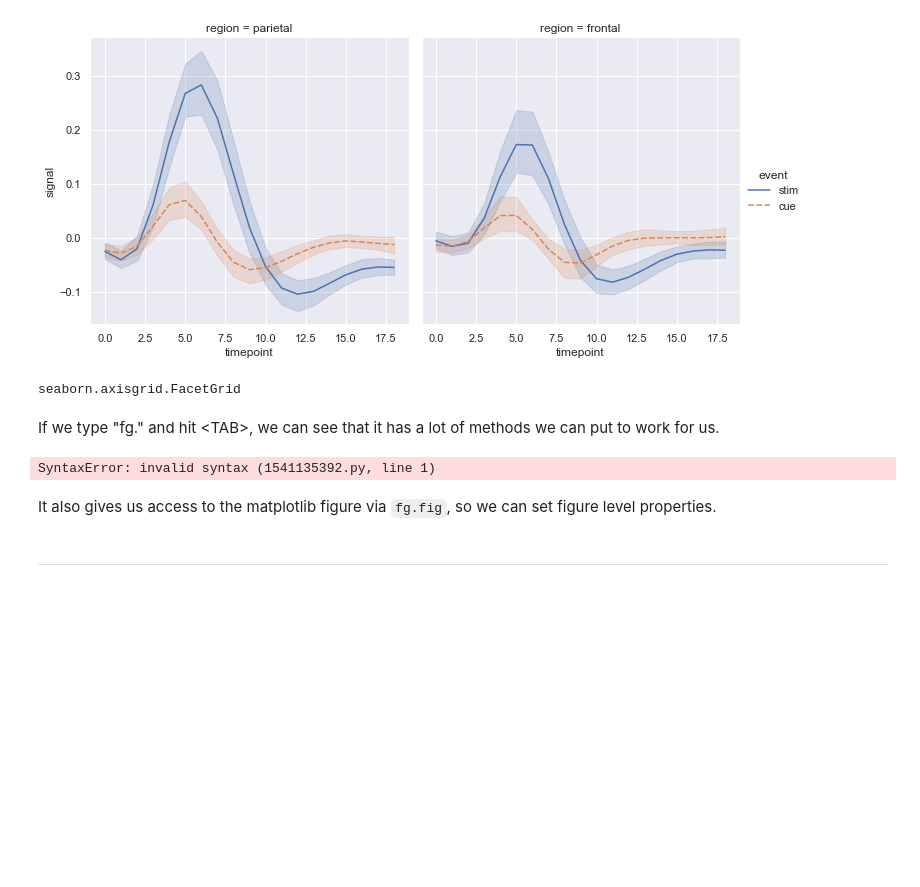
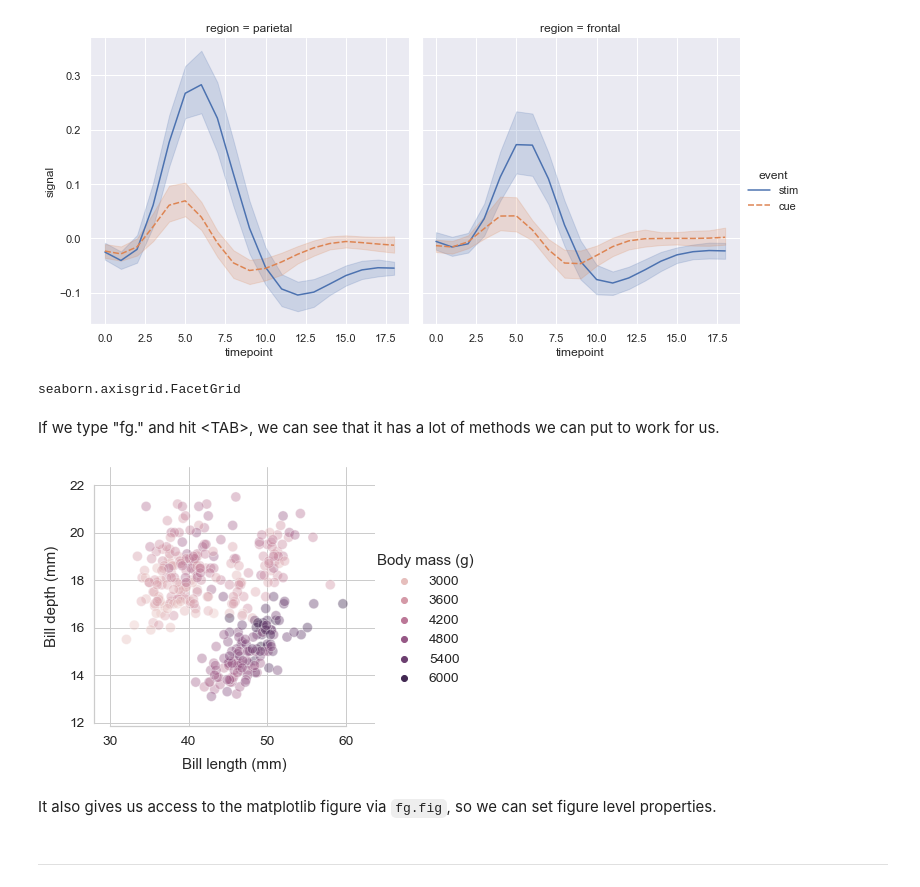
Before and after one commit to scingram1120/FDS-CourseTwo, a Jupyter notebook: t12.ipynb, the cells around one changed output. Drawn from its saved outputs; the diff is of its cells as text; code cells hidden in the pictures; blank space fills up the shorter version.

```diff
--- a/t12.ipynb
+++ b/t12.ipynb
@@ -490,9 +497,9 @@ seaborn.axisgrid.FacetGrid
 # %% [markdown]
 If we type "fg." and hit \<TAB\>, we can see that it has a lot of methods we can put to work for us.
 # %%
-fg.
+fg.fig
 # %% [output]
-SyntaxError: invalid syntax (1541135392.py, line 1)
+[figure, added]
 # %% [markdown]
 It also gives us access to the matplotlib figure via `fg.fig`, so we can set figure level properties.
 # %% [markdown]
```
Also changed, not shown: parts of 5 cells of this notebook, 2 other files.
